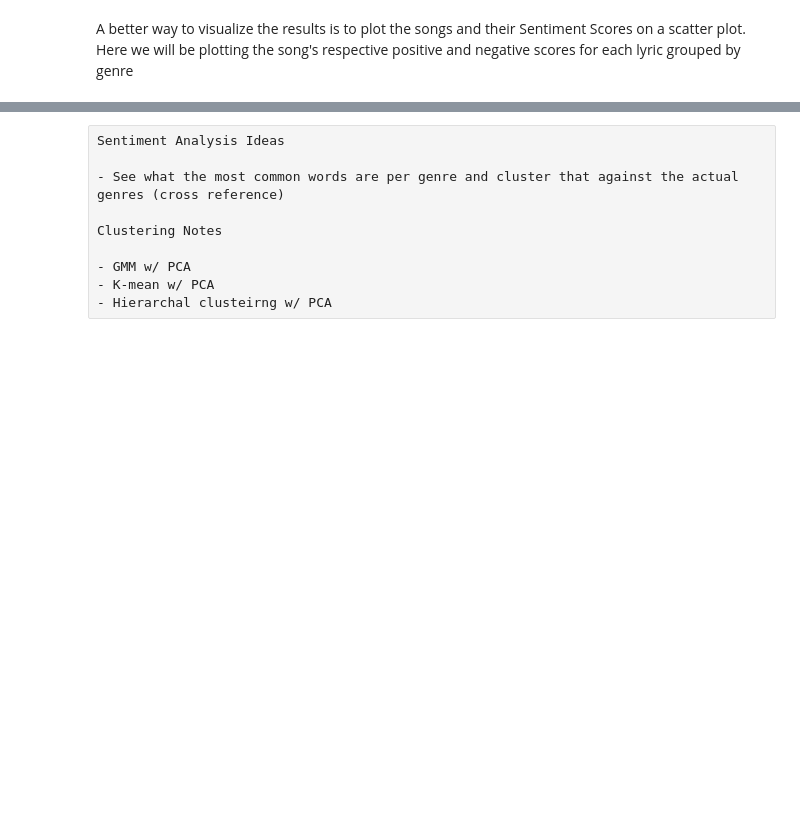
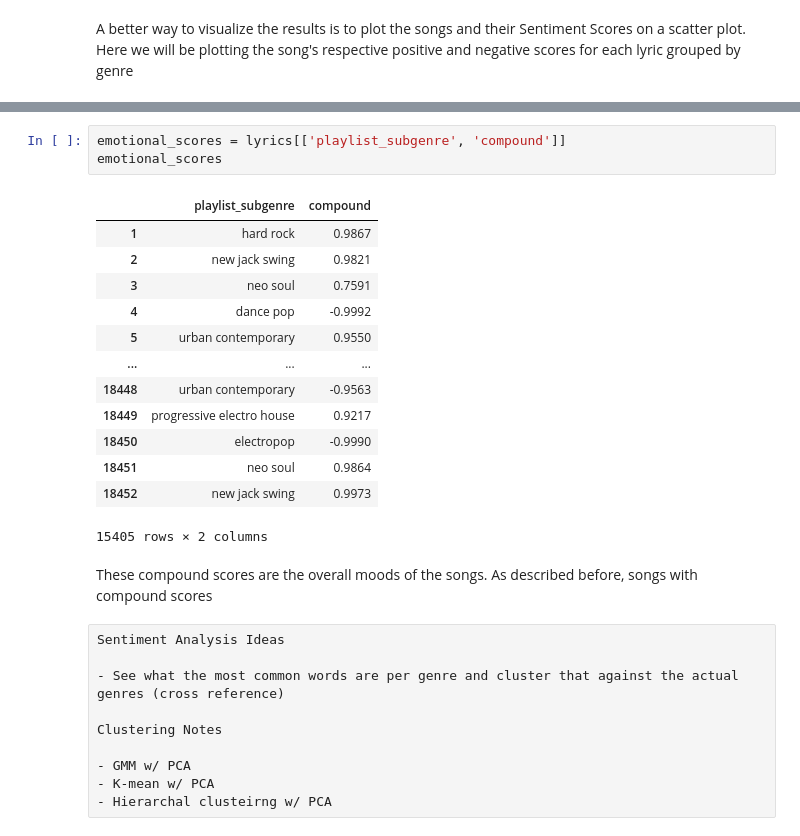
Before and after one commit to hellofatimad/cogs118b_proj, a Jupyter notebook: FinalProject_groupXXX.ipynb, the cells around one changed output, grey strips where cells are left out. Drawn from its saved outputs; the diff is of its cells as text; blank space fills up the shorter version.

```diff
--- a/FinalProject_groupXXX.ipynb
+++ b/FinalProject_groupXXX.ipynb
@@ -398,3 +412,22 @@ We can see that songs of every genre tend to have more Negative Valence. However
+# %%
+emotional_scores = lyrics[['playlist_subgenre', 'compound']]
+emotional_scores
+# %% [output]
+|  | playlist_subgenre | compound |
+| 1 | hard rock | 0.9867 |
+| 2 | new jack swing | 0.9821 |
+| 3 | neo soul | 0.7591 |
+| 4 | dance pop | -0.9992 |
+| 5 | urban contemporary | 0.9550 |
+| ... | ... | ... |
+| 18448 | urban contemporary | -0.9563 |
+| 18449 | progressive electro house | 0.9217 |
+| 18450 | electropop | -0.9990 |
+| 18451 | neo soul | 0.9864 |
+| 18452 | new jack swing | 0.9973 |
+15405 rows × 2 columns
+# %% [markdown]
+These compound scores are the overall moods of the songs. As described before, songs with compound scores
 # %% [raw]
 Sentiment Analysis Ideas
 
```
Also changed, not shown: parts of 2 cells of this notebook.
